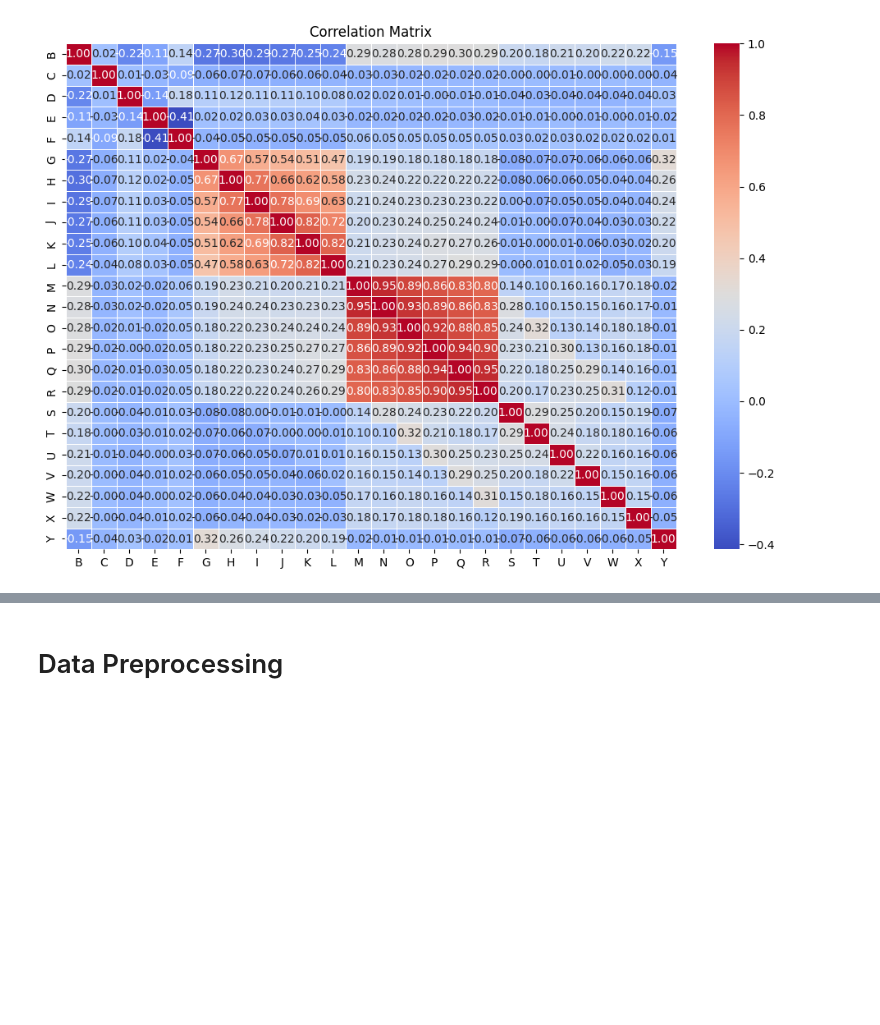
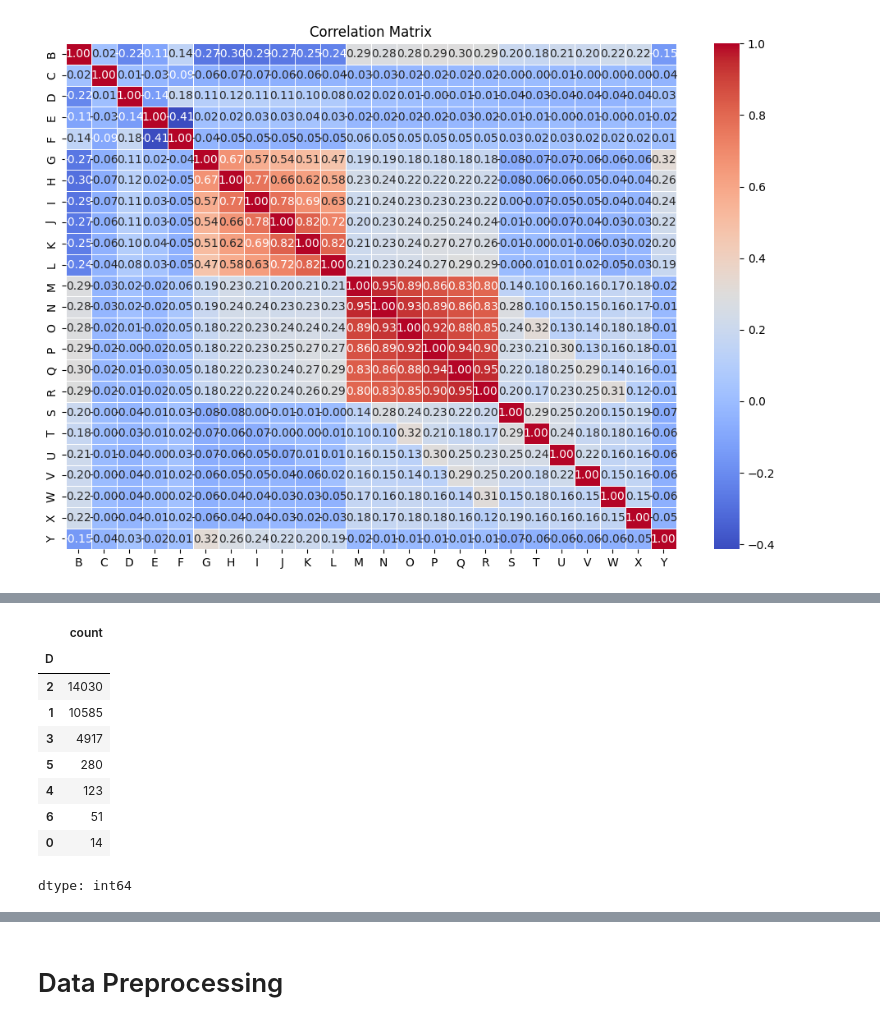
Before and after one commit to Hamayah/BT3104_Group_Project, a Jupyter notebook: BT3104_Group_1.ipynb, the cells around one changed output, grey strips where cells are left out. Cells and saved outputs as stored; diff of their text form; code cells hidden in the pictures; blank space fills up the shorter version.

```diff
--- a/BT3104_Group_1.ipynb
+++ b/BT3104_Group_1.ipynb
@@ -177,0 +210,13 @@ plt.show()
+# %%
+data['D'].value_counts()
+# %% [output]
+|  | count |
+| D |  |
+| 2 | 14030 |
+| 1 | 10585 |
+| 3 | 4917 |
+| 5 | 280 |
+| 4 | 123 |
+| 6 | 51 |
+| 0 | 14 |
+dtype: int64
```
Also changed, not shown: parts of 18 cells of this notebook.
